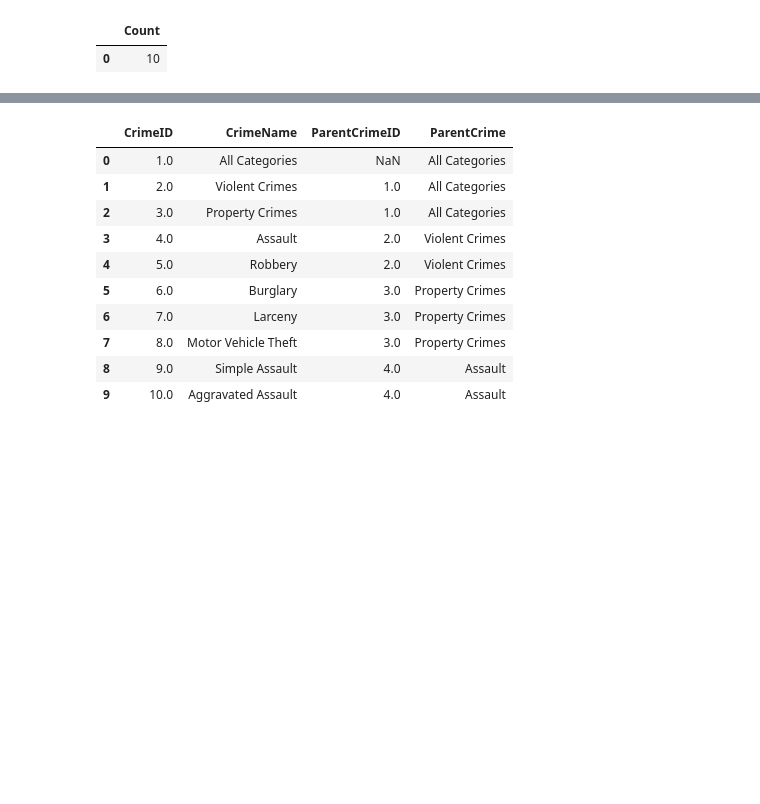
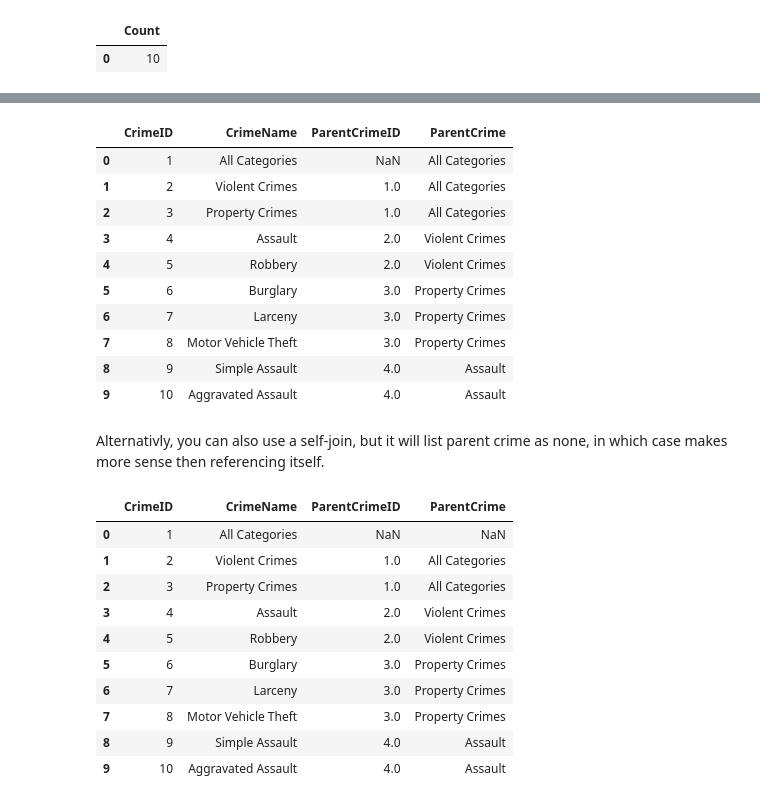
Before and after one commit to DerikVo/COOP_Material, a Jupyter notebook: Derik_Copy_of_COOP_SQL_Murder_Mystery.ipynb, the cells around one changed output, grey strips where cells are left out. Saved outputs shown, nothing was run; the diff lists cells and outputs as text; code cells hidden in the pictures; blank space fills up the shorter version.

Commit message:
Added a way to use a self join to find parent ID's in addition to a recursive CTE

```diff
--- a/Derik_Copy_of_COOP_SQL_Murder_Mystery.ipynb
+++ b/Derik_Copy_of_COOP_SQL_Murder_Mystery.ipynb
@@ -633,25 +633,25 @@ FROM
 # %%
 %%sql
-WITH RECURSIVE crime_tree AS (
+WITH RECURSIVE crime_tree AS ( --Create a Recursive CTE, will need to use recursive other wise youll get an error
   SELECT
     CrimeID
     ,CrimeName
     ,ParentCrimeID
-    ,CrimeName as ParentCrime
+    ,CrimeName as ParentCrime --specifiy the column for what were trying to find
   FROM
     Crimes
   WHERE
-    ParentCrimeID IS NULL
+    ParentCrimeID IS NULL --specifiy our anchor point which is what were iterating over
   UNION ALL
   SELECT
     c.CrimeID
     ,c.CrimeName
     ,c.ParentCrimeID
-    ,r.CrimeName as ParentCrime
+    ,r.CrimeName as ParentCrime --specifiy the column for what were trying to find; the recursive part
   FROM
     Crimes as c
   JOIN
-    crime_tree as r ON c.ParentCrimeID = r.CrimeID
+    crime_tree as r ON c.ParentCrimeID = r.CrimeID --join the column we want; labeled r to help show what were iterating
 )
 SELECT
   *
@@ -659,13 +659,43 @@ FROM
   crime_tree;
 # %% [output]
 |  | CrimeID | CrimeName | ParentCrimeID | ParentCrime |
-| 0 | 1.0 | All Categories | NaN | All Categories |
-| 1 | 2.0 | Violent Crimes | 1.0 | All Categories |
-| 2 | 3.0 | Property Crimes | 1.0 | All Categories |
-| 3 | 4.0 | Assault | 2.0 | Violent Crimes |
-| 4 | 5.0 | Robbery | 2.0 | Violent Crimes |
-| 5 | 6.0 | Burglary | 3.0 | Property Crimes |
-| 6 | 7.0 | Larceny | 3.0 | Property Crimes |
-| 7 | 8.0 | Motor Vehicle Theft | 3.0 | Property Crimes |
-| 8 | 9.0 | Simple Assault | 4.0 | Assault |
-| 9 | 10.0 | Aggravated Assault | 4.0 | Assault |
+| 0 | 1 | All Categories | NaN | All Categories |
+| 1 | 2 | Violent Crimes | 1.0 | All Categories |
+| 2 | 3 | Property Crimes | 1.0 | All Categories |
+| 3 | 4 | Assault | 2.0 | Violent Crimes |
+| 4 | 5 | Robbery | 2.0 | Violent Crimes |
+| 5 | 6 | Burglary | 3.0 | Property Crimes |
+| 6 | 7 | Larceny | 3.0 | Property Crimes |
+| 7 | 8 | Motor Vehicle Theft | 3.0 | Property Crimes |
+| 8 | 9 | Simple Assault | 4.0 | Assault |
+| 9 | 10 | Aggravated Assault | 4.0 | Assault |
+# %% [markdown]
+Alternativly, you can also use a self-join, but it will list parent crime as none, in which case makes more sense then referencing itself.
+# %%
+%%sql
+
+SELECT
+    c1.CrimeID,
+    c1.CrimeName,
+    c1.ParentCrimeID,
+    c2.CrimeName as ParentCrime
+FROM
+    Crimes AS c1
+LEFT JOIN
+    Crimes AS c2
+ON
+    c1.ParentCrimeID = c2.CrimeID
+ORDER BY
+  c1.CrimeID
+# %% [output]
+|  | CrimeID | CrimeName | ParentCrimeID | ParentCrime |
+| 0 | 1 | All Categories | NaN | NaN |
+| 1 | 2 | Violent Crimes | 1.0 | All Categories |
+| 2 | 3 | Property Crimes | 1.0 | All Categories |
+| 3 | 4 | Assault | 2.0 | Violent Crimes |
+| 4 | 5 | Robbery | 2.0 | Violent Crimes |
+| 5 | 6 | Burglary | 3.0 | Property Crimes |
+| 6 | 7 | Larceny | 3.0 | Property Crimes |
+| 7 | 8 | Motor Vehicle Theft | 3.0 | Property Crimes |
+| 8 | 9 | Simple Assault | 4.0 | Assault |
+| 9 | 10 | Aggravated Assault | 4.0 | Assault |
```
Also changed, not shown: parts of 2 cells of this notebook.
